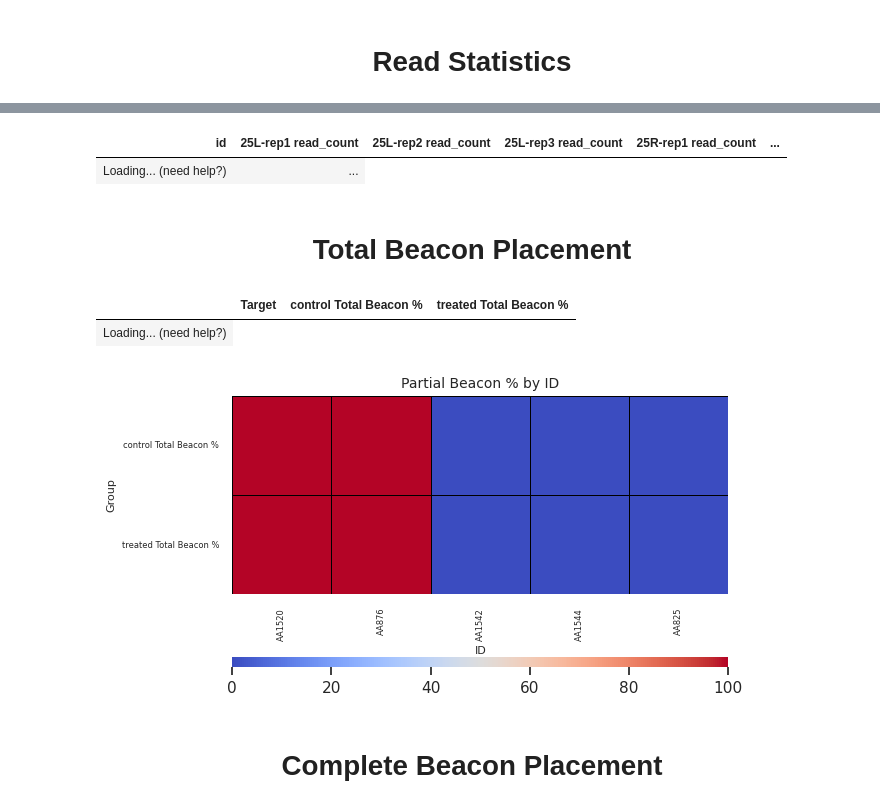
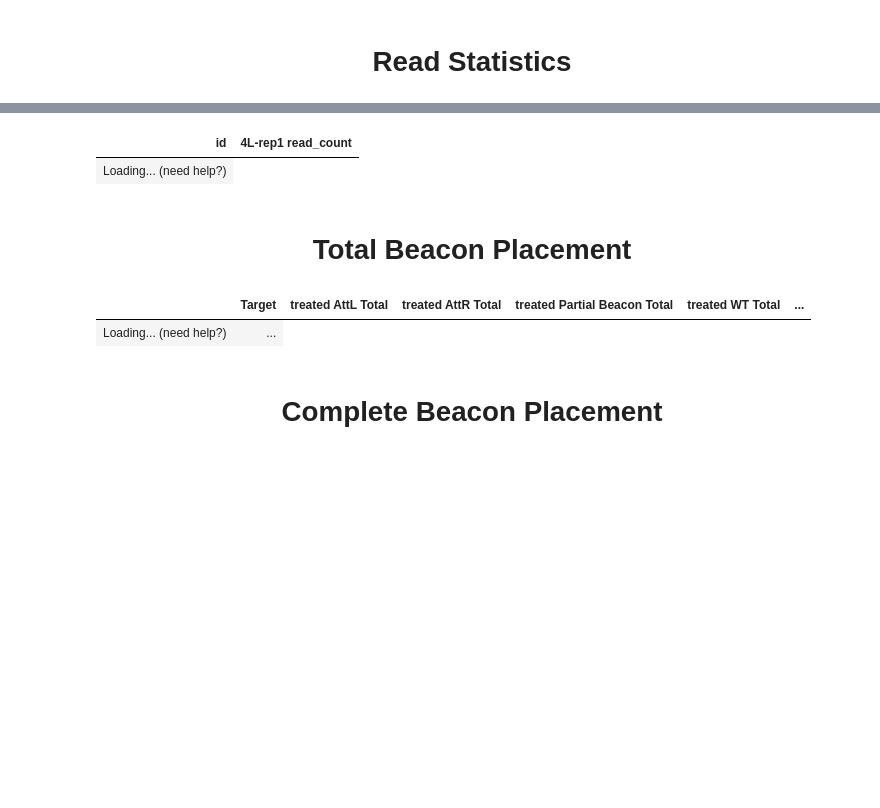
Before and after one commit to jessie-wangjie/tbREVEAL, a Jupyter notebook: bin/report_generation.ipynb, the cells around one changed output, grey strips where cells are left out. Drawn from its saved outputs; the diff is of its cells as text; code cells hidden in the pictures; blank space fills up the shorter version.

```diff
--- a/bin/report_generation.ipynb
+++ b/bin/report_generation.ipynb
@@ -8,7 +8,7 @@ init_notebook_mode(all_interactive=True)
 [interactive output not drawn]
 [interactive output not drawn]
 # %%
-results_file = '/data/CM_JM_iPSC_HC_combined_analysis/work/a6/fe6cf1cb5aa7faf50362d000611dc6/CM_JM_iPSC_HC_combined_results.xlsx'
+results_file = '/data/CM_JM_iPSC_HC_combined_analysis/work/d6/6b01277febd875b98c71fefb16f187/CM_JM_iPSC_HC_combined_results.xlsx'
 # %%
 results_df = pd.read_excel(results_file, sheet_name='Results by Condition')
 read_counts_df = pd.read_excel(results_file, sheet_name='Read counts')
@@ -35,43 +36,42 @@ display(qc_summary_df)
 # %%
 display(read_counts_df)
 # %% [output]
-| id | 25L-rep1 read_count | 25L-rep2 read_count | 25L-rep3 read_count | 25R-rep1 read_count | ... |
-| Loading... (need help?) | ... |
+| id | 4L-rep1 read_count |
+| Loading... (need help?) |
 # %% [markdown]
 ## <h1><center>Total Beacon Placement</center></h1>
 # %%
 partial_beacon_df = partial_beacon_df[~partial_beacon_df.Target.str.contains('CAS')]
 
 display(partial_beacon_df)
 
-partial_beacon_df = partial_beacon_df[[col for col in partial_beacon_df.columns if '%' in col or 'Target' in col]]
+# partial_beacon_df = partial_beacon_df[[col for col in partial_beacon_df.columns if '%' in col or 'Target' in col]]
 
-# Set the context for the plot
-sns.set(context='notebook', style='whitegrid')
+# # Set the context for the plot
+# sns.set(context='notebook', style='whitegrid')
 
-# Transpose the dataframe to have targets on columns and beacon percentages on rows
-partial_beacon_df_T = partial_beacon_df.set_index('Target').T
+# # Transpose the dataframe to have targets on columns and beacon percentages on rows
+# partial_beacon_df_T = partial_beacon_df.set_index('Target').T
 
-# Create the heatmap
-heatmap = sns.heatmap(partial_beacon_df_T, cmap="coolwarm", square=True, robust=True,
-                      cbar_kws={"orientation": "horizontal", "pad": 0.17, "aspect": 50},
-                      linewidths=0.7, linecolor='black',
-                      annot=False)
+# # Create the heatmap
+# heatmap = sns.heatmap(partial_beacon_df_T, cmap="coolwarm", square=True, robust=True,
+#                       cbar_kws={"orientation": "horizontal", "pad": 0.17, "aspect": 50},
+#                       linewidths=0.7, linecolor='black',
+#                       annot=False)
 
-# Add labels and a title with smaller font sizes
-plt.title('Partial Beacon % by ID', fontsize=10)  # Smaller title font
-plt.xlabel('ID', fontsize=8)           # Smaller x-axis label font
-plt.ylabel('Group', fontsize=8)       # Smaller y-axis label font
+# # Add labels and a title with smaller font sizes
+# plt.title('Partial Beacon % by ID', fontsize=10)  # Smaller title font
+# plt.xlabel('ID', fontsize=8)           # Smaller x-axis label font
+# plt.ylabel('Group', fontsize=8)       # Smaller y-axis label font
 
-plt.xticks(rotation=90, fontsize=6)    # Smaller x-axis tick font
-plt.yticks(fontsize=6)                 # Smaller y-axis tick font
+# plt.xticks(rotation=90, fontsize=6)    # Smaller x-axis tick font
+# plt.yticks(fontsize=6)                 # Smaller y-axis tick font
 
-# Display the plot
-plt.show()
+# # Display the plot
+# plt.show()
 # %% [output]
-|  | Target | control Total Beacon % | treated Total Beacon % |
-| Loading... (need help?) |
+|  | Target | treated AttL Total | treated AttR Total | treated Partial Beacon Total | treated WT Total | ... |
+| Loading... (need help?) | ... |
-[figure, removed]
 # %% [markdown]
 ## <h1><center>Complete Beacon Placement</center></h1>
 # %%
```
Also changed, not shown: parts of 8 cells of this notebook, 9 other files.
